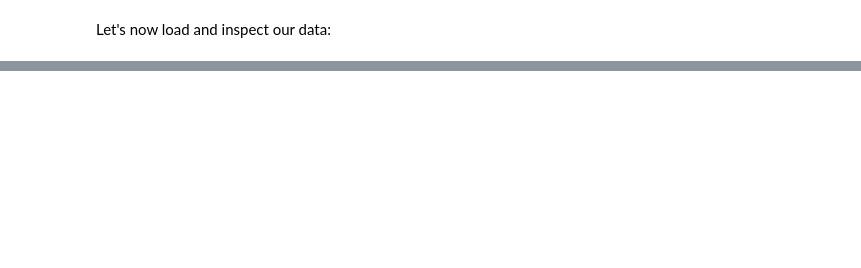
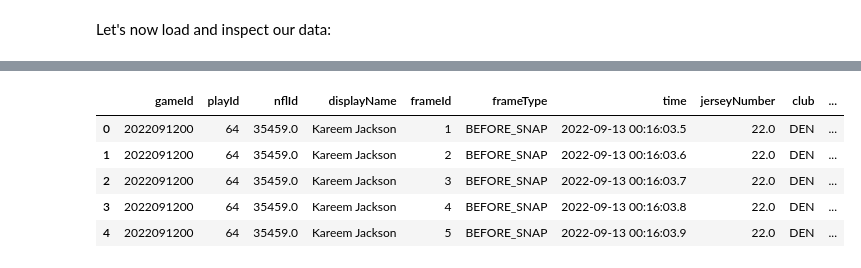
Before and after one commit to tgarity/blitzprediction, a Jupyter notebook: milestone2.ipynb, the cells around one changed output, grey strips where cells are left out. Saved outputs shown, nothing was run; the diff lists cells and outputs as text; code cells hidden in the pictures; blank space fills up the shorter version.

```diff
--- a/milestone2.ipynb
+++ b/milestone2.ipynb
@@ -51,0 +97,9 @@ tracking_week1 = pd.read_csv('./nfl-big-data-bowl-2025/tracking_week_1.csv')
+# %%
+tracking_week1.head()
+# %% [output]
+|  | gameId | playId | nflId | displayName | frameId | frameType | time | jerseyNumber | club | ... |
+| 0 | 2022091200 | 64 | 35459.0 | Kareem Jackson | 1 | BEFORE_SNAP | 2022-09-13 00:16:03.5 | 22.0 | DEN | ... |
+| 1 | 2022091200 | 64 | 35459.0 | Kareem Jackson | 2 | BEFORE_SNAP | 2022-09-13 00:16:03.6 | 22.0 | DEN | ... |
+| 2 | 2022091200 | 64 | 35459.0 | Kareem Jackson | 3 | BEFORE_SNAP | 2022-09-13 00:16:03.7 | 22.0 | DEN | ... |
+| 3 | 2022091200 | 64 | 35459.0 | Kareem Jackson | 4 | BEFORE_SNAP | 2022-09-13 00:16:03.8 | 22.0 | DEN | ... |
+| 4 | 2022091200 | 64 | 35459.0 | Kareem Jackson | 5 | BEFORE_SNAP | 2022-09-13 00:16:03.9 | 22.0 | DEN | ... |
```
Also changed, not shown: parts of 12 cells of this notebook.
